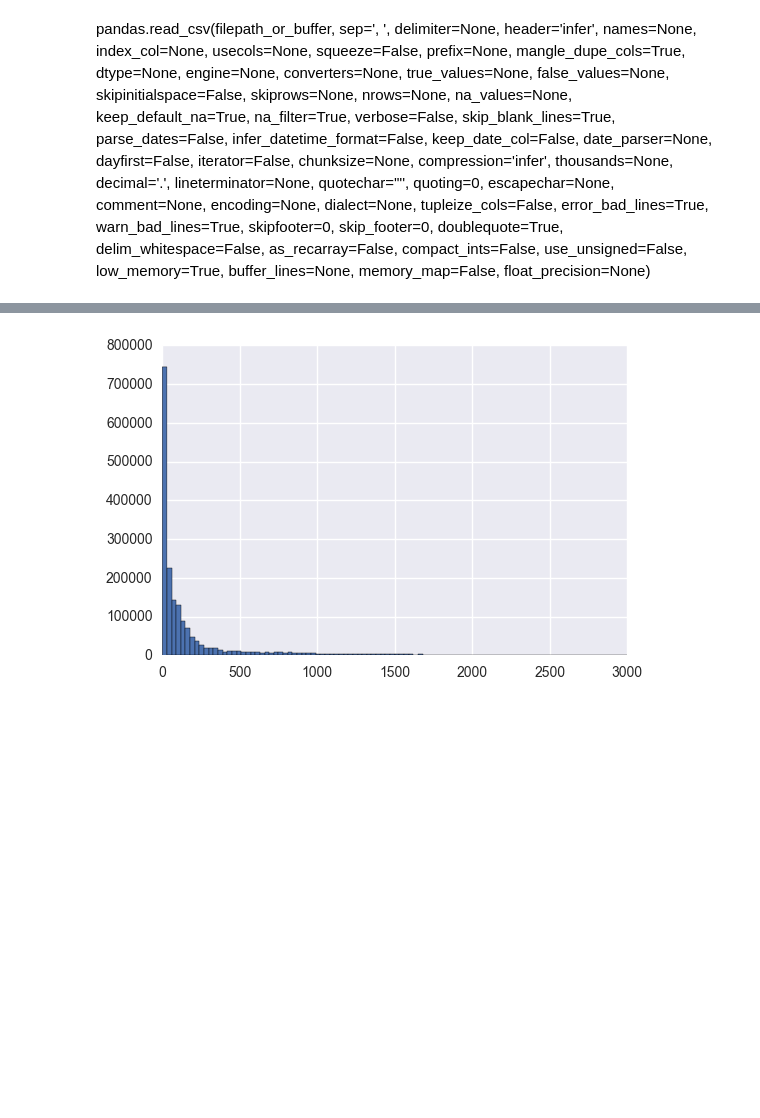
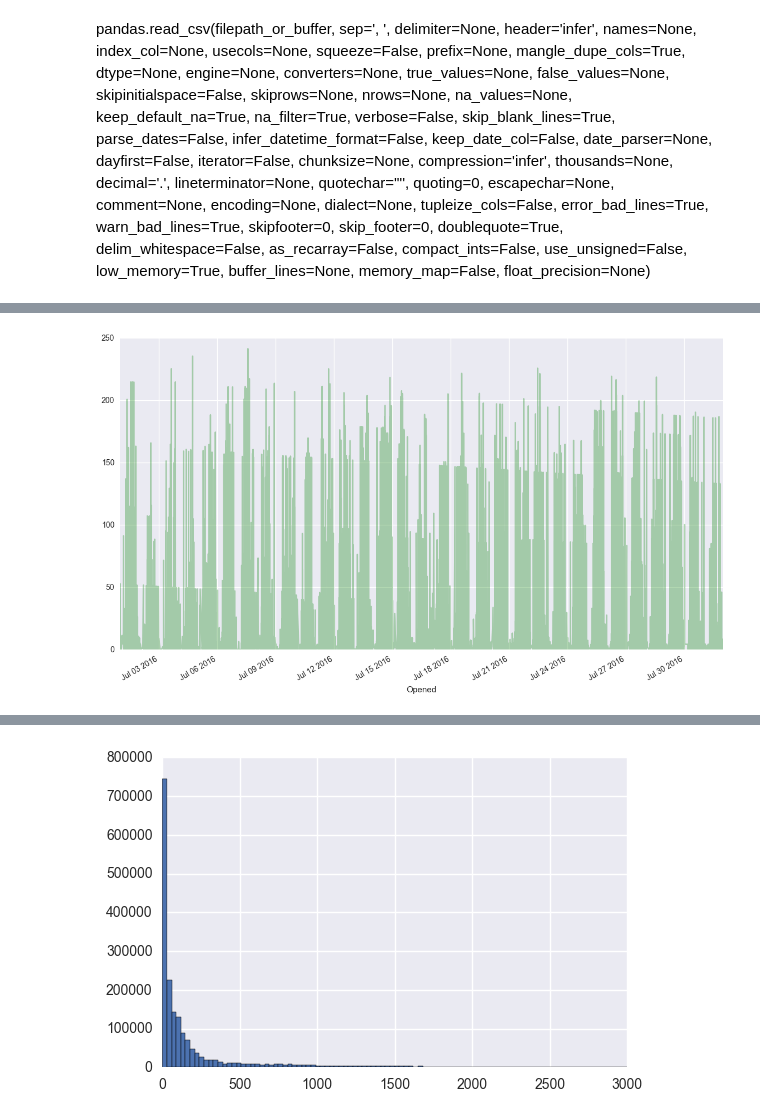
Before and after one commit to haowei772/San-Francisco-311-request-resolving-time-prediction, a Jupyter notebook: Code/Project_EDA_311.ipynb, the cells around one changed output, grey strips where cells are left out. Drawn from its saved outputs; the diff is of its cells as text; code cells hidden in the pictures; blank space fills up the shorter version.

```diff
--- a/Code/Project_EDA_311.ipynb
+++ b/Code/Project_EDA_311.ipynb
@@ -214,0 +447,4 @@ dft_req_type_dict = category_to_numer_dict(cfdf, 'Request Type', req_type_val)
+# %%
+plot_data_on_date(df, 'Process_days', year = 2016, month = 7)
+# %% [output]
+[figure, added]
```
Also changed, not shown: parts of 18 cells of this notebook, 7 other files.
